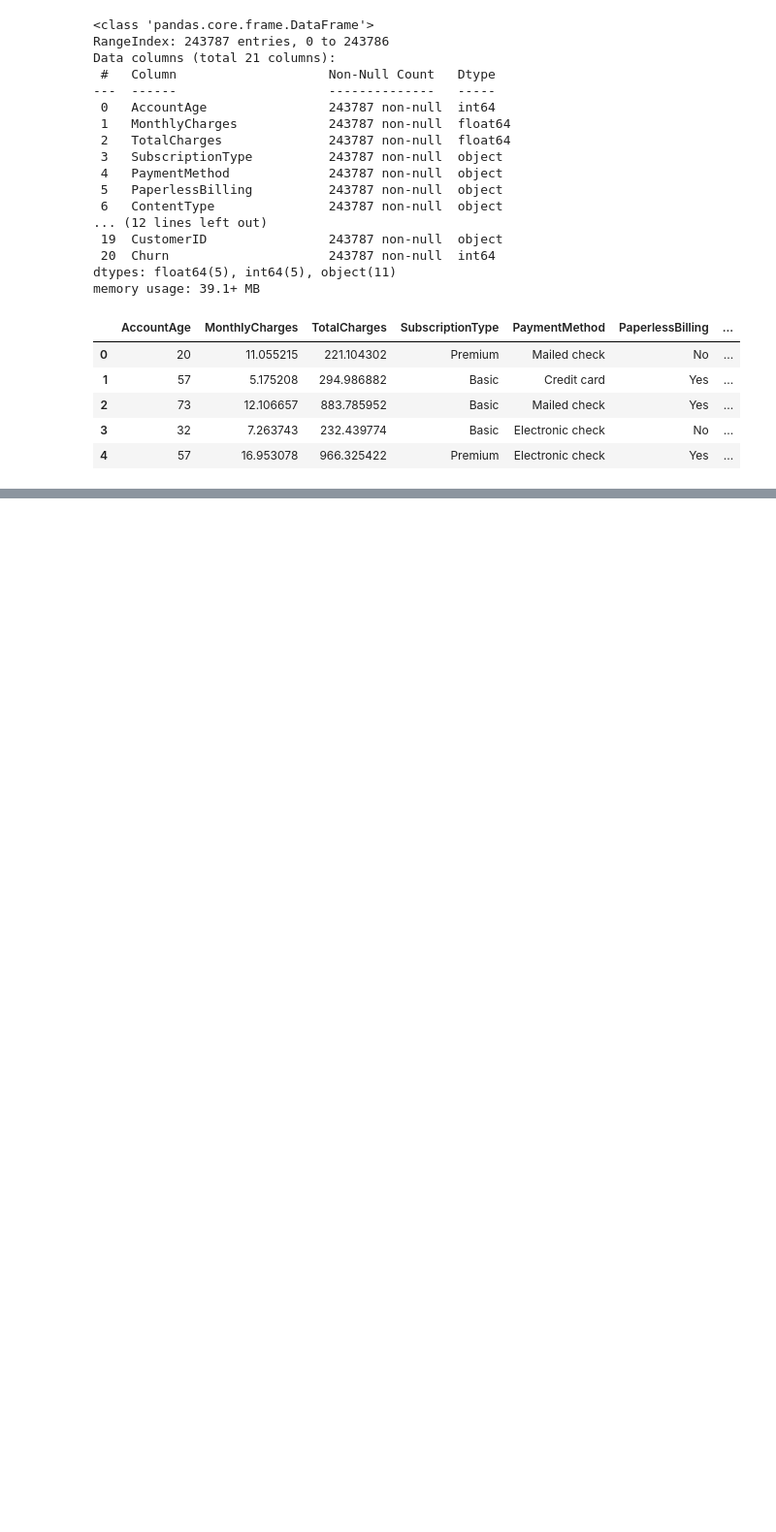
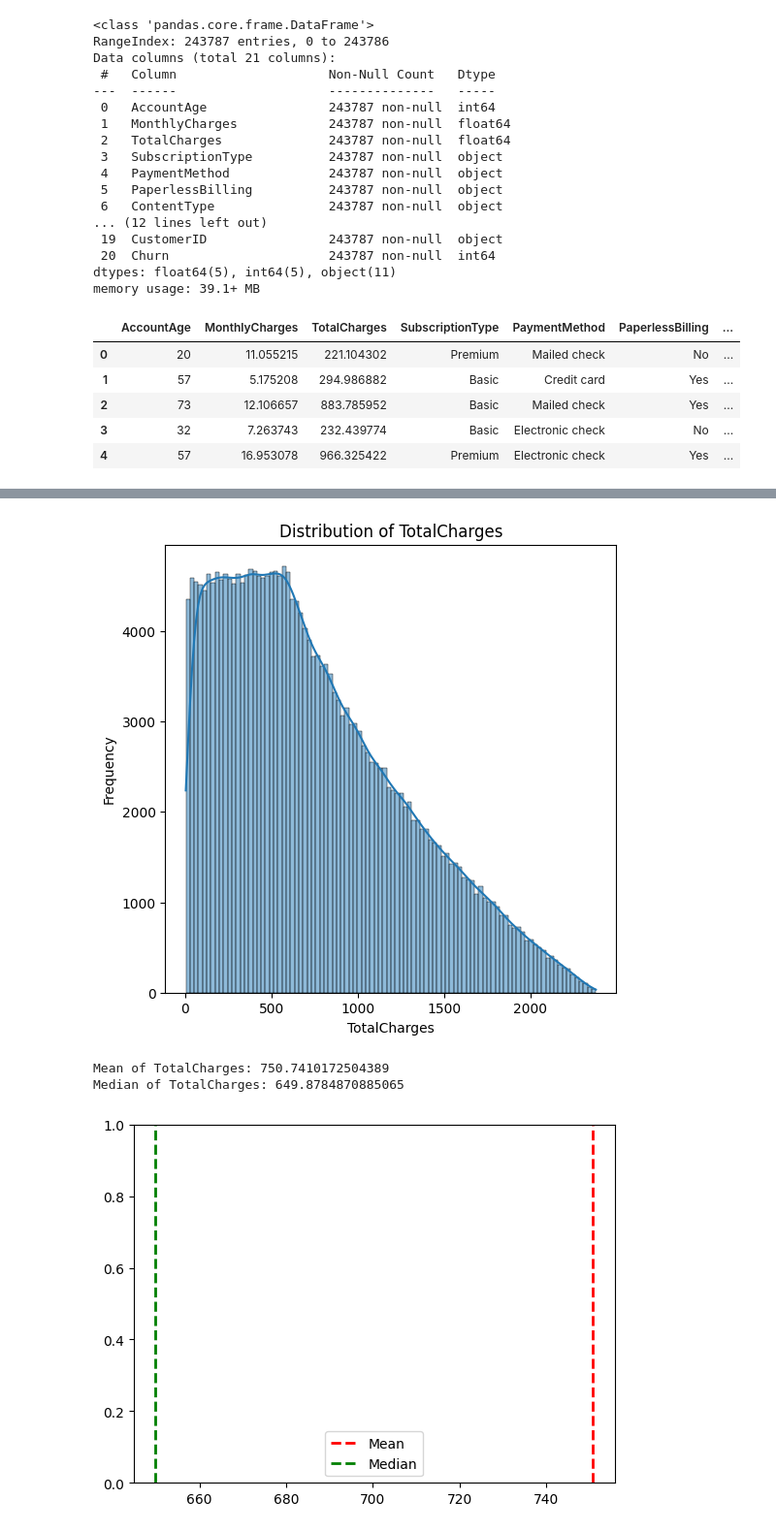
Before and after one commit to Vickayo04/Machine_Learning-Projects, a Jupyter notebook: ChurnPrediction_Challenge.ipynb, the cells around one changed output, grey strips where cells are left out. Shown at 97% size. Saved outputs shown, nothing was run; the diff lists cells and outputs as text; code cells hidden in the pictures; blank space fills up the shorter version.

```diff
--- a/ChurnPrediction_Challenge.ipynb
+++ b/ChurnPrediction_Challenge.ipynb
@@ -67,0 +132,7 @@ for
+# %%
+plot_histogram(df, 'TotalCharges')
+# %% [output]
+[figure, added]
+Mean of TotalCharges: 750.7410172504389
+Median of TotalCharges: 649.8784870885065
+[figure, added]
```
Also changed, not shown: parts of 17 cells of this notebook.
